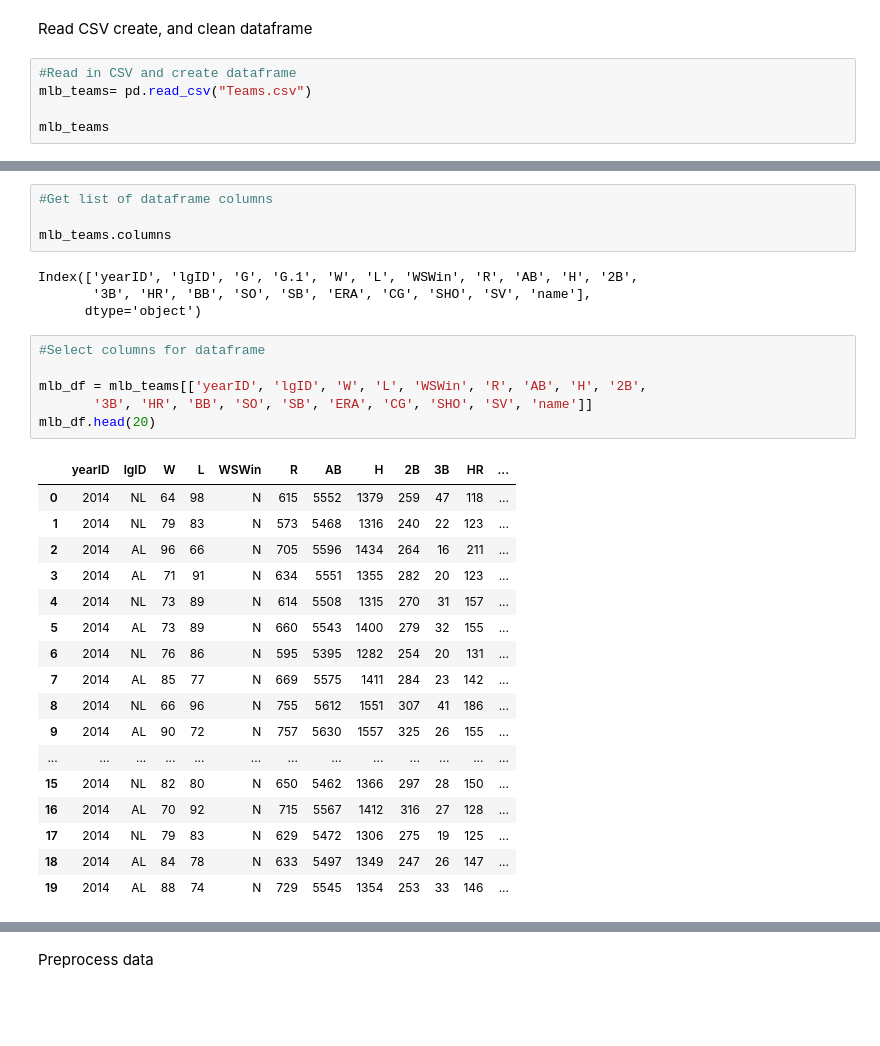
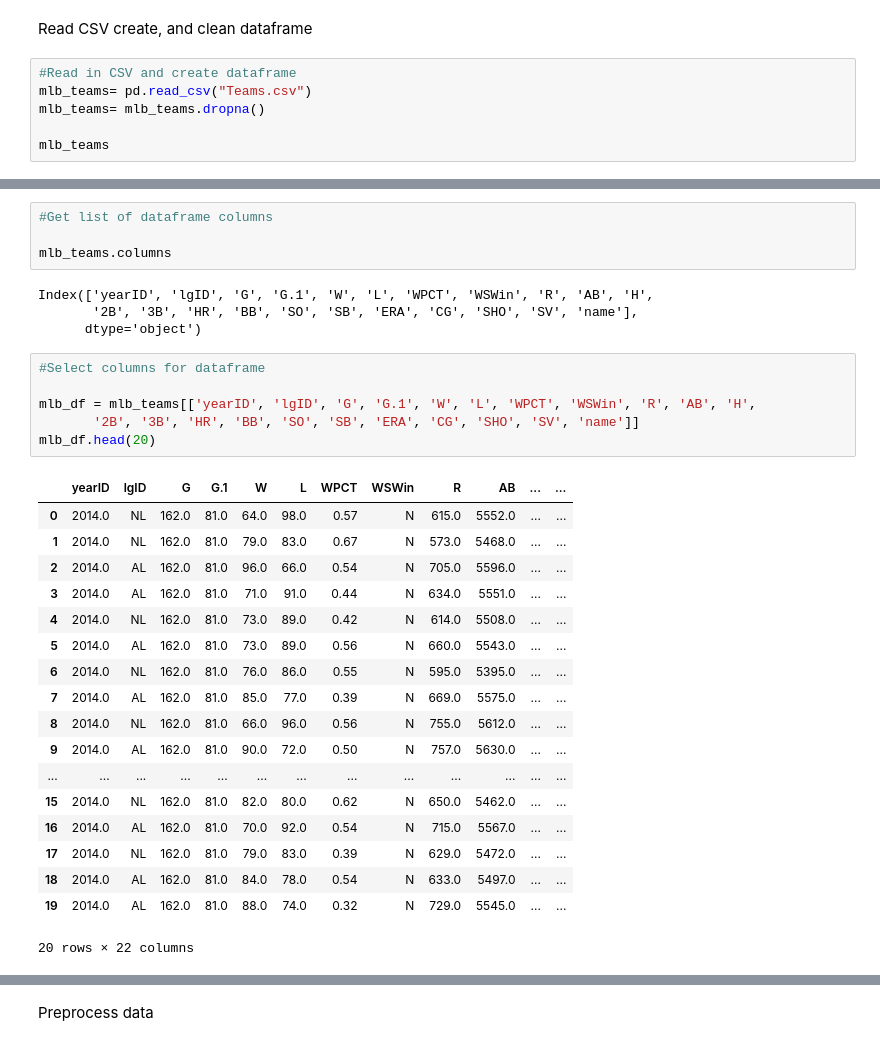
Before and after one commit to swillia75/MLB-Championship-Team, a Jupyter notebook: SVM Team.ipynb, the cells around one changed output, grey strips where cells are left out. Saved outputs shown, nothing was run; the diff lists cells and outputs as text; blank space fills up the shorter version.

Commit message:
commiting final SVM Team Work

```diff
--- a/SVM Team.ipynb
+++ b/SVM Team.ipynb
@@ -17,6 +17,7 @@ Read CSV create, and clean dataframe
 # %%
 #Read in CSV and create dataframe
 mlb_teams= pd.read_csv("Teams.csv")
+mlb_teams= mlb_teams.dropna()
 
 mlb_teams
 # %% [output]
@@ -38,33 +39,34 @@ mlb_teams
 
 mlb_teams.columns
 # %% [output]
-Index(['yearID', 'lgID', 'G', 'G.1', 'W', 'L', 'WSWin', 'R', 'AB', 'H', '2B',
-       '3B', 'HR', 'BB', 'SO', 'SB', 'ERA', 'CG', 'SHO', 'SV', 'name'],
+Index(['yearID', 'lgID', 'G', 'G.1', 'W', 'L', 'WPCT', 'WSWin', 'R', 'AB', 'H',
+       '2B', '3B', 'HR', 'BB', 'SO', 'SB', 'ERA', 'CG', 'SHO', 'SV', 'name'],
       dtype='object')
 # %%
 #Select columns for dataframe
 
-mlb_df = mlb_teams[['yearID', 'lgID', 'W', 'L', 'WSWin', 'R', 'AB', 'H', '2B',
-       '3B', 'HR', 'BB', 'SO', 'SB', 'ERA', 'CG', 'SHO', 'SV', 'name']]
+mlb_df = mlb_teams[['yearID', 'lgID', 'G', 'G.1', 'W', 'L', 'WPCT', 'WSWin', 'R', 'AB', 'H',
+       '2B', '3B', 'HR', 'BB', 'SO', 'SB', 'ERA', 'CG', 'SHO', 'SV', 'name']]
 mlb_df.head(20)
 # %% [output]
-|  | yearID | lgID | W | L | WSWin | R | AB | H | 2B | 3B | HR | ... |
-| 0 | 2014 | NL | 64 | 98 | N | 615 | 5552 | 1379 | 259 | 47 | 118 | ... |
-| 1 | 2014 | NL | 79 | 83 | N | 573 | 5468 | 1316 | 240 | 22 | 123 | ... |
-| 2 | 2014 | AL | 96 | 66 | N | 705 | 5596 | 1434 | 264 | 16 | 211 | ... |
-| 3 | 2014 | AL | 71 | 91 | N | 634 | 5551 | 1355 | 282 | 20 | 123 | ... |
-| 4 | 2014 | NL | 73 | 89 | N | 614 | 5508 | 1315 | 270 | 31 | 157 | ... |
-| 5 | 2014 | AL | 73 | 89 | N | 660 | 5543 | 1400 | 279 | 32 | 155 | ... |
-| 6 | 2014 | NL | 76 | 86 | N | 595 | 5395 | 1282 | 254 | 20 | 131 | ... |
-| 7 | 2014 | AL | 85 | 77 | N | 669 | 5575 | 1411 | 284 | 23 | 142 | ... |
-| 8 | 2014 | NL | 66 | 96 | N | 755 | 5612 | 1551 | 307 | 41 | 186 | ... |
-| 9 | 2014 | AL | 90 | 72 | N | 757 | 5630 | 1557 | 325 | 26 | 155 | ... |
+|  | yearID | lgID | G | G.1 | W | L | WPCT | WSWin | R | AB | ... | ... |
+| 0 | 2014.0 | NL | 162.0 | 81.0 | 64.0 | 98.0 | 0.57 | N | 615.0 | 5552.0 | ... | ... |
+| 1 | 2014.0 | NL | 162.0 | 81.0 | 79.0 | 83.0 | 0.67 | N | 573.0 | 5468.0 | ... | ... |
+| 2 | 2014.0 | AL | 162.0 | 81.0 | 96.0 | 66.0 | 0.54 | N | 705.0 | 5596.0 | ... | ... |
+| 3 | 2014.0 | AL | 162.0 | 81.0 | 71.0 | 91.0 | 0.44 | N | 634.0 | 5551.0 | ... | ... |
+| 4 | 2014.0 | NL | 162.0 | 81.0 | 73.0 | 89.0 | 0.42 | N | 614.0 | 5508.0 | ... | ... |
+| 5 | 2014.0 | AL | 162.0 | 81.0 | 73.0 | 89.0 | 0.56 | N | 660.0 | 5543.0 | ... | ... |
+| 6 | 2014.0 | NL | 162.0 | 81.0 | 76.0 | 86.0 | 0.55 | N | 595.0 | 5395.0 | ... | ... |
+| 7 | 2014.0 | AL | 162.0 | 81.0 | 85.0 | 77.0 | 0.39 | N | 669.0 | 5575.0 | ... | ... |
+| 8 | 2014.0 | NL | 162.0 | 81.0 | 66.0 | 96.0 | 0.56 | N | 755.0 | 5612.0 | ... | ... |
+| 9 | 2014.0 | AL | 162.0 | 81.0 | 90.0 | 72.0 | 0.50 | N | 757.0 | 5630.0 | ... | ... |
 | ... | ... | ... | ... | ... | ... | ... | ... | ... | ... | ... | ... | ... |
-| 15 | 2014 | NL | 82 | 80 | N | 650 | 5462 | 1366 | 297 | 28 | 150 | ... |
-| 16 | 2014 | AL | 70 | 92 | N | 715 | 5567 | 1412 | 316 | 27 | 128 | ... |
-| 17 | 2014 | NL | 79 | 83 | N | 629 | 5472 | 1306 | 275 | 19 | 125 | ... |
-| 18 | 2014 | AL | 84 | 78 | N | 633 | 5497 | 1349 | 247 | 26 | 147 | ... |
-| 19 | 2014 | AL | 88 | 74 | N | 729 | 5545 | 1354 | 253 | 33 | 146 | ... |
+| 15 | 2014.0 | NL | 162.0 | 81.0 | 82.0 | 80.0 | 0.62 | N | 650.0 | 5462.0 | ... | ... |
+| 16 | 2014.0 | AL | 162.0 | 81.0 | 70.0 | 92.0 | 0.54 | N | 715.0 | 5567.0 | ... | ... |
+| 17 | 2014.0 | NL | 162.0 | 81.0 | 79.0 | 83.0 | 0.39 | N | 629.0 | 5472.0 | ... | ... |
+| 18 | 2014.0 | AL | 162.0 | 81.0 | 84.0 | 78.0 | 0.54 | N | 633.0 | 5497.0 | ... | ... |
+| 19 | 2014.0 | AL | 162.0 | 81.0 | 88.0 | 74.0 | 0.32 | N | 729.0 | 5545.0 | ... | ... |
+20 rows × 22 columns
 # %%
 #Use getdummies to convert strings
 
```
Also changed, not shown: parts of 14 cells of this notebook, 9 other files.
